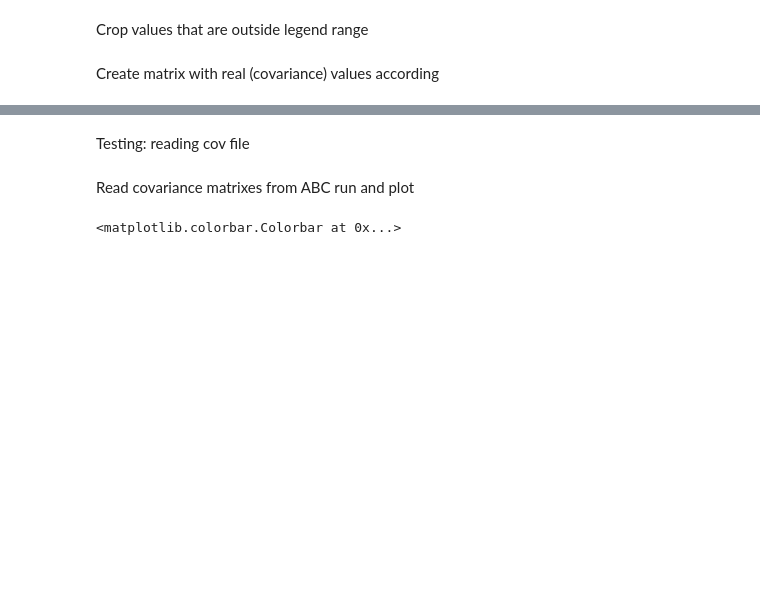
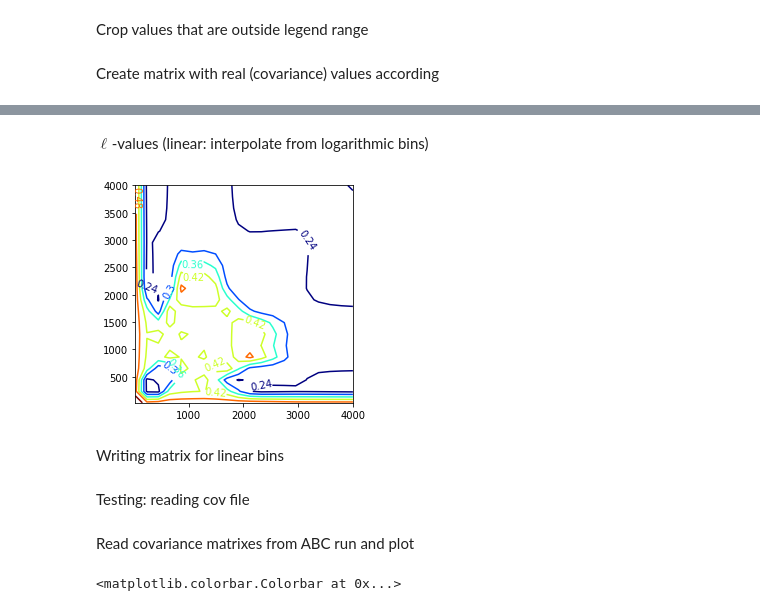
Before and after one commit to emilleishida/CorrMatrix_ABC, a Jupyter notebook: scripts/ABC/WL/Cov_SSC/digitize_Cov_SSC.ipynb, the cells around one changed output, grey strips where cells are left out. Drawn from its saved outputs; the diff is of its cells as text; code cells hidden in the pictures; blank space fills up the shorter version.

```diff
--- a/scripts/ABC/WL/Cov_SSC/digitize_Cov_SSC.ipynb
+++ b/scripts/ABC/WL/Cov_SSC/digitize_Cov_SSC.ipynb
@@ -176 +180,32 @@ Write matrix to file
+# %%
+f = open('cov_SSC_rel.txt', 'w')
+ell_x = []
+ell_y = []
+for i in range(npix+1):
+    y = 10**log_l[i]
+    for j in range(npix+1):
+        x = 10**log_l[j]
+        print('{:8.2f} {:8.2f} {:.3f}'.format(y, x, cov[i][j]), file=f)
+        ell_x.append(x)
+        ell_y.append(y)
+f.close()
+# %% [markdown]
+$\ell$-values (linear: interpolate from logarithmic bins)
+# %%
+cov_v_func = interpolate.interp2d(ell_x, ell_y, cov_v, kind='linear')
+ell = np.linspace(lmin, lmax, npix+1)
+cov_v_lin = cov_v_func(ell, ell)
+
+# Somehow the matrix is not symmetric: Symmetrize
+cov_v_lin_sym = 0.5 * (cov_v_lin + cov_v_lin.transpose())
+# %%
+fig, ax = plt.subplots()
+CS = ax.contour(ell, ell, cov_v_lin_sym, levels=[0.06, 0.12, 0.18, 0.24, 0.3, 0.36, 0.42, 0.48, 0.54, 0.6], cmap=cm.jet, origin='lower')
+CS.levels = [val for val in CS.levels]
+txt = ax.clabel(CS, CS.levels, inline=True, fmt='%r', fontsize=10)
+ax.set_aspect('equal')
+# %% [output]
+[figure, added]
+# %% [markdown]
+Writing matrix for linear bins
 # %%
```
Also changed, not shown: parts of 16 cells of this notebook, 2 other files.
